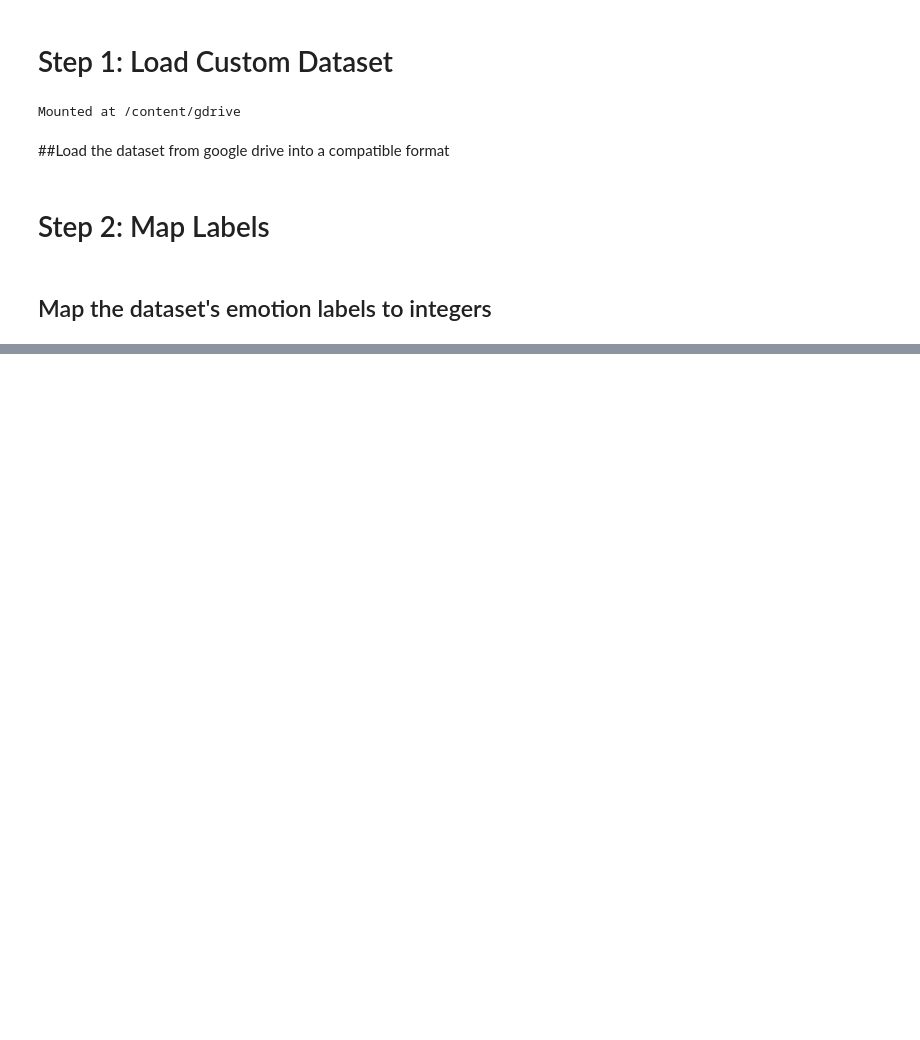
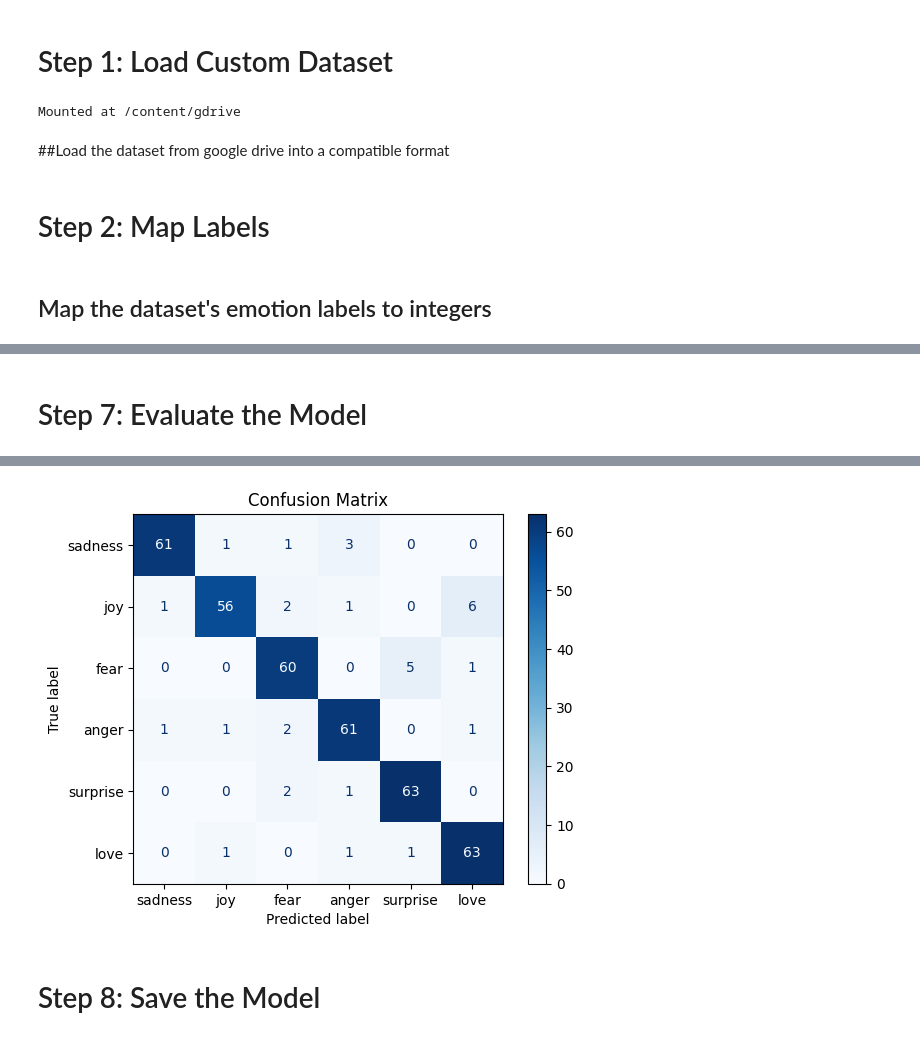
Before and after one commit to HamorHam/IAT_360-Fine-tune-NLP-model, a Jupyter notebook: FinalProject.ipynb, the cells around one changed output, grey strips where cells are left out. Drawn from its saved outputs; the diff is of its cells as text; code cells hidden in the pictures; blank space fills up the shorter version.

```diff
--- a/FinalProject.ipynb
+++ b/FinalProject.ipynb
@@ -326,0 +155,17 @@ That is **99% NEGATIVE**! *industriousbug16* must hate the movie very badly.
+# %%
+from transformers import AutoTokenizer
+
+tokenizer = AutoTokenizer.from_pretrained("cardiffnlp/twitter-roberta-base")
+
+def tokenize_data(data):
+    return tokenizer(
+        data['text'].tolist(),
+        padding=True,
+        truncation=True,
+        max_length=128,
+        return_tensors="pt"
+    )
+
+train_encodings = tokenize_data(train_data_balanced)
+val_encodings = tokenize_data(val_data_balanced)
+test_encodings = tokenize_data(test_data_balanced)
@@ -326,0 +261,57 @@ That is **99% NEGATIVE**! *industriousbug16* must hate the movie very badly.
+# %% [markdown]
+# Step 7: Evaluate the Model
+# %%
+!pip install scikit-learn
+#Define a function that computes accuracy, F1 score, precision, and recall using scikit-learn.
+from sklearn.metrics import accuracy_score, f1_score, precision_score, recall_score
+from transformers import Trainer
+from sklearn.metrics import confusion_matrix, ConfusionMatrixDisplay
+import matplotlib.pyplot as plt
+
+def compute_metrics(eval_pred):
+    logits, labels = eval_pred
+    predictions = logits.argmax(axis=-1)  # Get the class with the highest logit
+    accuracy = accuracy_score(labels, predictions)
+    f1 = f1_score(labels, predictions, average="weighted")  # Weighted F1 for imbalanced datasets
+    precision = precision_score(labels, predictions, average="weighted")
+    recall = recall_score(labels, predictions, average="weighted")
+    return {
+        "accuracy": accuracy,
+        "f1": f1,
+        "precision": precision,
+        "recall": recall,
+    }
+#Pass the custom metrics function to the Trainer.
+trainer = Trainer(
+    model=model,
+    args=training_args,
+    train_dataset=train_dataset,
+    eval_dataset=val_dataset,
+    tokenizer=tokenizer,
+    compute_metrics=compute_metrics
+)
+
+#SHow the evaluation
+results = trainer.evaluate(test_dataset)
+print(results)
+
+# Display the results
+print("Evaluation Metrics:")
+for metric, value in results.items():
+    if metric.startswith("eval_"):
+        print(f"{metric[5:]}: {value:.4f}")
+
+# Get predictions from the test dataset
+predictions = trainer.predict(test_dataset)
+logits, labels = predictions.predictions, predictions.label_ids
+predicted_labels = logits.argmax(axis=-1)
+
+# Compute the confusion matrix
+cm = confusion_matrix(labels, predicted_labels)
+
+# Plot the confusion matrix
+disp = ConfusionMatrixDisplay(confusion_matrix=cm, display_labels=list(label_mapping.keys()))
+disp.plot(cmap=plt.cm.Blues)
+plt.title("Confusion Matrix")
+plt.show()
+# %% [output]
@@ -326,0 +335,3 @@ That is **99% NEGATIVE**! *industriousbug16* must hate the movie very badly.
+[figure, added]
+# %% [markdown]
+# Step 8: Save the Model
```
Also changed, not shown: parts of 50 cells of this notebook.
